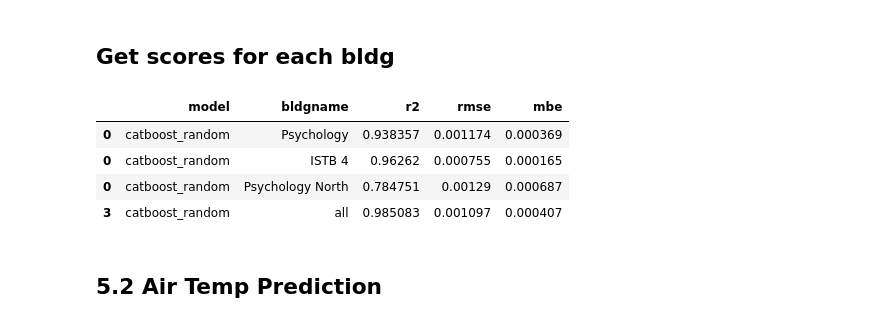
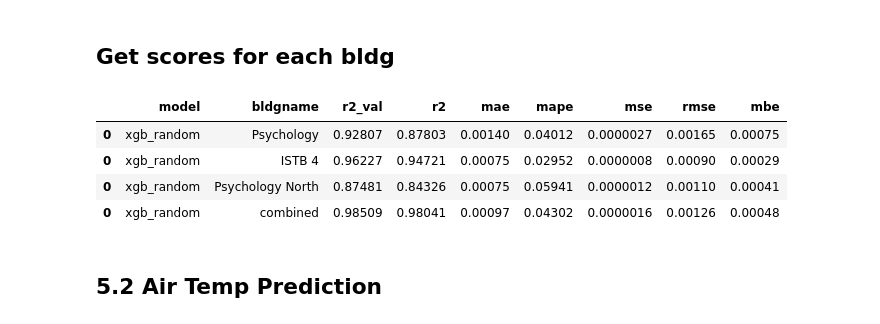
Before and after one commit to freecode23/microclimate-effects, a Jupyter notebook: microclimate_model/Model9_prediction_plot.ipynb, the cells around one changed output. Saved outputs shown, nothing was run; the diff lists cells and outputs as text; code cells hidden in the pictures.

Commit message:
add metric scoring to csv

```diff
--- a/microclimate_model/Model9_prediction_plot.ipynb
+++ b/microclimate_model/Model9_prediction_plot.ipynb
@@ -348,0 +315,10 @@ In a future version of pandas all arguments of DataFrame.drop except for the arg
+# %%
+# 1. predict test data and create df_bldgs
+y_pred = model.predict(X_test)
+df_combined_test, df_bldgs_test = data_obj.create_df_bldgs(y_pred, y_test, is_val=False, is_scenario=False)
+
+
+# 2. plot
+plt_obj = Plot()
+for df_bldg in df_bldgs_test:
+    plt_obj.plot(df_bldg, "actual", output_path=OUTPUT_PATH, is_save=False)
@@ -349,33 +329,37 @@ In a future version of pandas all arguments of DataFrame.drop except for the arg
+# %%
+# 3. predict training data
+X_train, X_val, y_train, y_val = train_test_split(X_train_val,
+                                                      y_train_val,
+                                                      test_size=0.3,
+                                                      random_state=20)
+y_pred_val = model.predict(X_val)
+df_combined_val, df_bldgs_val = data_obj.create_df_bldgs(y_pred_val,
+                                                         y_val, is_val=True,
+                                                         is_scenario=False)
 # %% [markdown]
 ## Get scores for each bldg
 # %%
-# 0. get the df by builidng list
-df_bldgs = plt_obj.get_df_bldgs()
-
 # 1. init scoring object
 scoring_obj = Scoring()
 
+# 2. compute scores for each bldg
+for df_bldg in df_bldgs_test:
+    scoring_obj.compute_all_metrics(df_bldg, MODEL_NAME)
 
-# 2. compute 3 scores for each bldg
-for df_bldg in df_bldgs:
-    scoring_obj.compute_R2_MBE_RMSE(df_bldg, MODEL_NAME)
+for df_bldg in df_bldgs_val:
+    scoring_obj.compute_r2_val(df_bldg, MODEL_NAME)
 
-# 3. append to df scores
-df_scores_per_bldg = scoring_obj.get_df_scores_per_bldg()
 
-# 4. append all scores
-scores = [MODEL_NAME,
-                    "all",
-                    scores_all.iloc[0]["r2_test"],
-                    scores_all.iloc[0]["rmse_test"],
-                    scores_all.iloc[0]["mbe_test"]
-                   ]
+# # 3. compute scores combined
+scoring_obj.compute_all_metrics(df_combined_test, MODEL_NAME)
+scoring_obj.compute_r2_val(df_combined_val, MODEL_NAME)
 
-df_scores_per_bldg.loc[len(df_scores_per_bldg.index)] = scores
-df_scores_per_bldg
+# # 4. grab result
+df_scores = scoring_obj.get_df_scores()
+df_scores
 # %% [output]
-|  | model | bldgname | r2 | rmse | mbe |
-| 0 | catboost_random | Psychology | 0.938357 | 0.001174 | 0.000369 |
-| 0 | catboost_random | ISTB 4 | 0.96262 | 0.000755 | 0.000165 |
-| 0 | catboost_random | Psychology North | 0.784751 | 0.00129 | 0.000687 |
-| 3 | catboost_random | all | 0.985083 | 0.001097 | 0.000407 |
+|  | model | bldgname | r2_val | r2 | mae | mape | mse | rmse | mbe |
+| 0 | xgb_random | Psychology | 0.92807 | 0.87803 | 0.00140 | 0.04012 | 0.0000027 | 0.00165 | 0.00075 |
+| 0 | xgb_random | ISTB 4 | 0.96227 | 0.94721 | 0.00075 | 0.02952 | 0.0000008 | 0.00090 | 0.00029 |
+| 0 | xgb_random | Psychology North | 0.87481 | 0.84326 | 0.00075 | 0.05941 | 0.0000012 | 0.00110 | 0.00041 |
+| 0 | xgb_random | combined | 0.98509 | 0.98041 | 0.00097 | 0.04302 | 0.0000016 | 0.00126 | 0.00048 |
```
Also changed, not shown: parts of 19 cells of this notebook, 2 other files.
